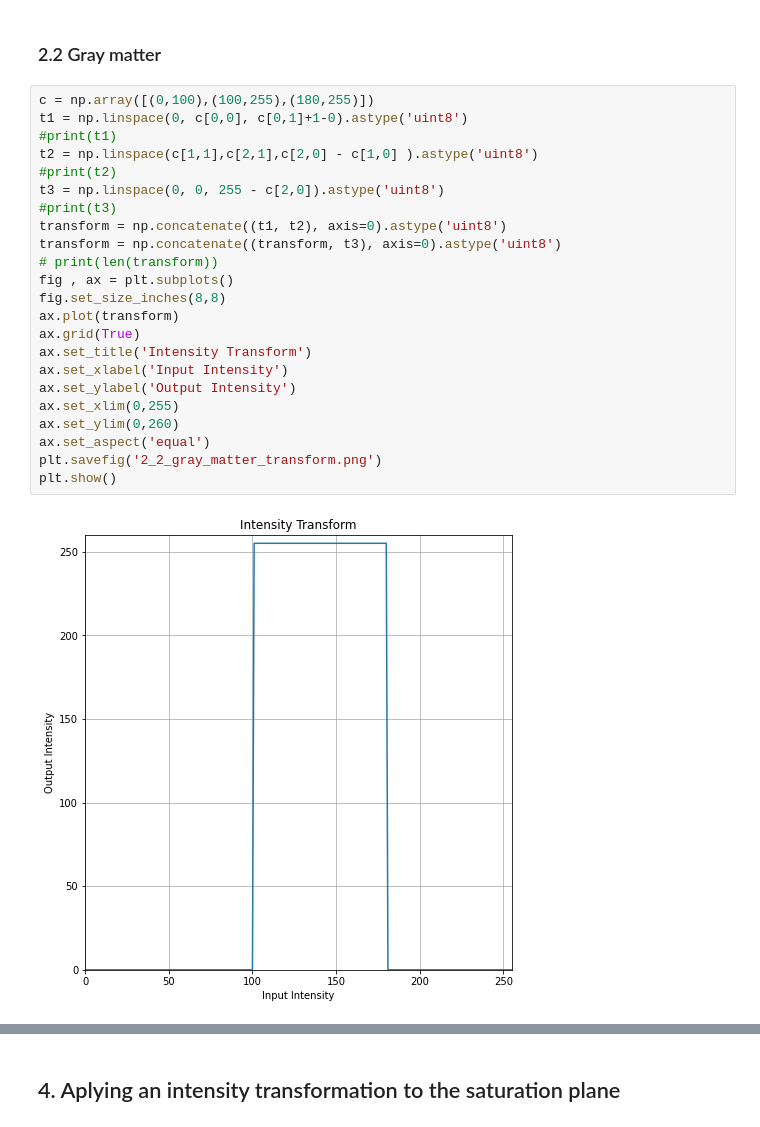
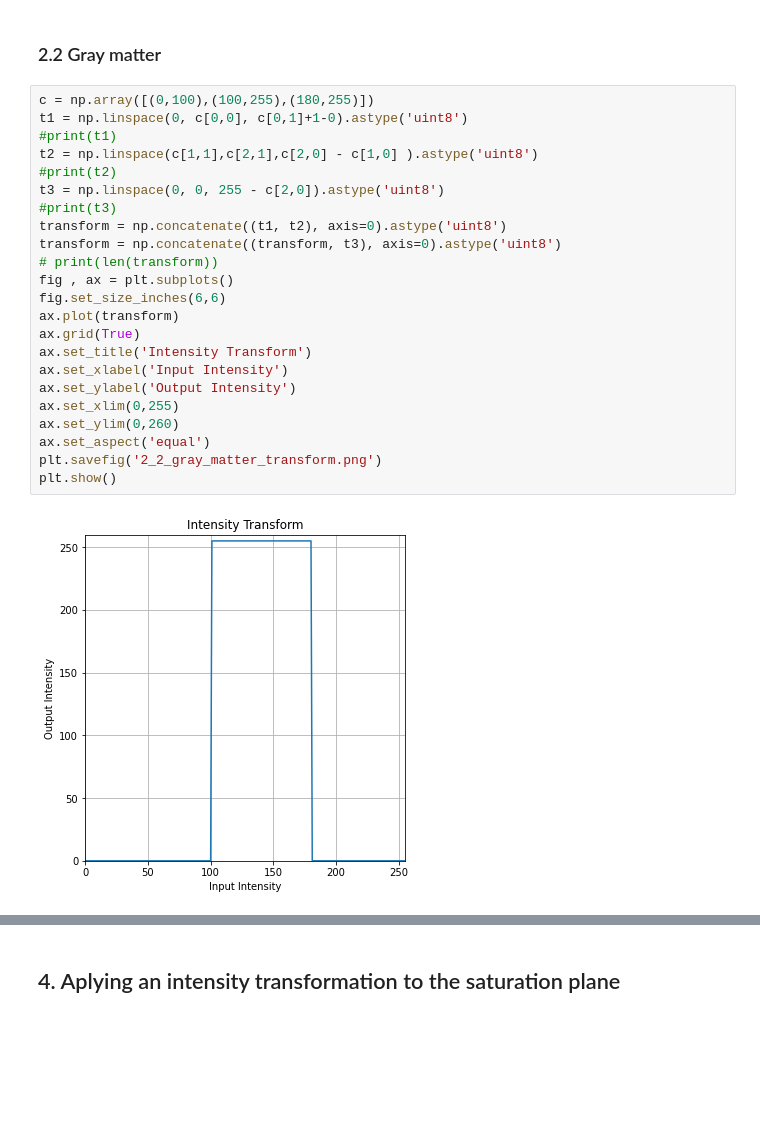
Before and after one commit to UlinduP/EN3160_Image_Processing_and_Machine_Vision, a Jupyter notebook: assignment_01.ipynb, the cells around one changed output, grey strips where cells are left out. Cells and saved outputs as stored; diff of their text form; blank space fills up the shorter version.

```diff
--- a/assignment_01.ipynb
+++ b/assignment_01.ipynb
@@ -80,25 +85,25 @@ cv.destroyAllWindows()
 # %%
 c = np.array([(0,100),(100,255),(180,255)])
 t1 = np.linspace(0, c[0,0], c[0,1]+1-0).astype('uint8')
 #print(t1)
 t2 = np.linspace(c[1,1],c[2,1],c[2,0] - c[1,0] ).astype('uint8')
 #print(t2)
 t3 = np.linspace(0, 0, 255 - c[2,0]).astype('uint8')
 #print(t3)
 transform = np.concatenate((t1, t2), axis=0).astype('uint8')
 transform = np.concatenate((transform, t3), axis=0).astype('uint8')
 # print(len(transform))
 fig , ax = plt.subplots()
-fig.set_size_inches(8,8)
+fig.set_size_inches(6,6)
 ax.plot(transform)
 ax.grid(True)
 ax.set_title('Intensity Transform')
 ax.set_xlabel('Input Intensity')
 ax.set_ylabel('Output Intensity')
 ax.set_xlim(0,255)
 ax.set_ylim(0,260)
 ax.set_aspect('equal')
 plt.savefig('2_2_gray_matter_transform.png')
 plt.show()
 # %% [output]
-[figure, old version]
+[figure, new version]
```
Also changed, not shown: parts of 29 cells of this notebook, 2 other files.
